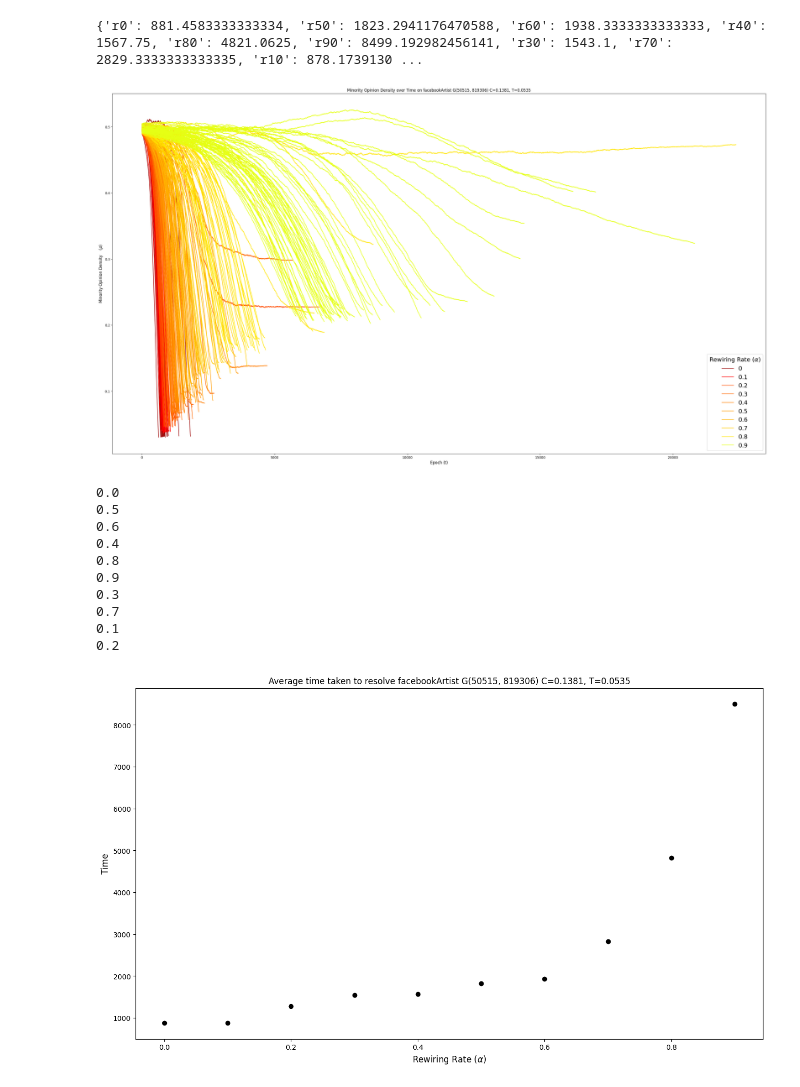
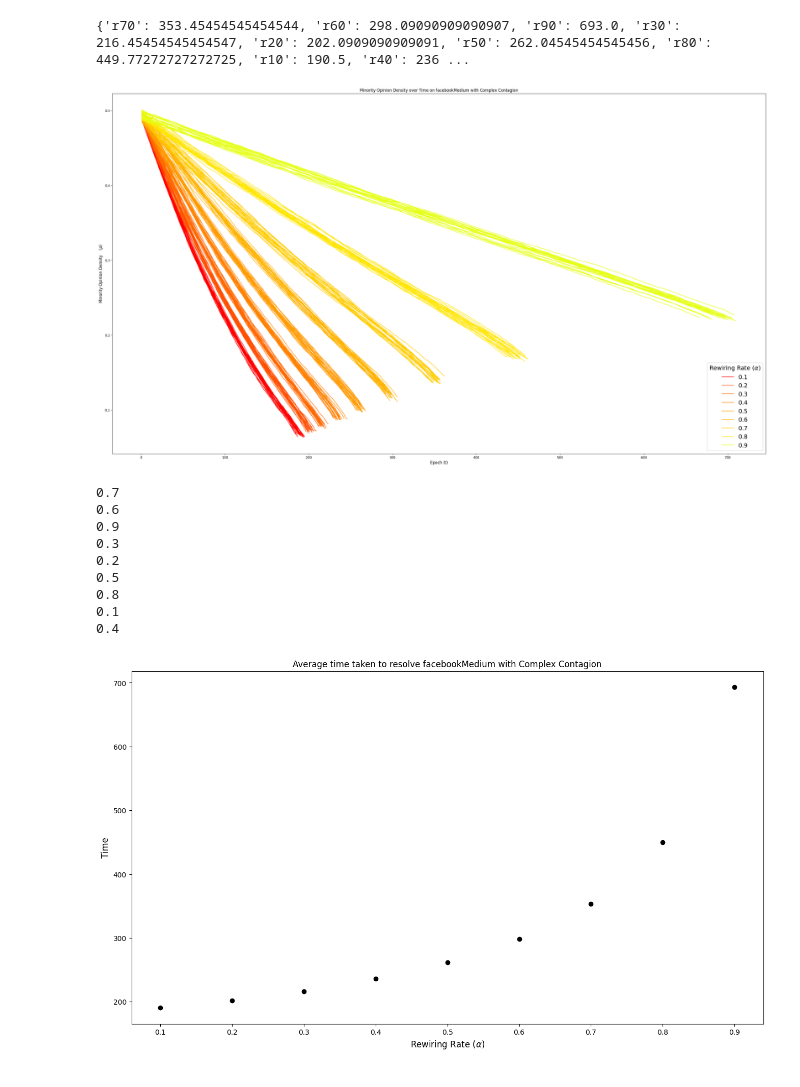
Before and after one commit to sagarswapRIT/Voter-Model, a Jupyter notebook: src/RealWorld/TimeVsOpinion.ipynb, the cells around one changed output. Drawn from its saved outputs; the diff is of its cells as text; code cells hidden in the pictures.

```diff
--- a/src/RealWorld/TimeVsOpinion.ipynb
+++ b/src/RealWorld/TimeVsOpinion.ipynb
@@ -3,7 +3,7 @@ import matplotlib.pyplot as plt
 import pandas as pd
 import os
 # %%
-folder_path = "../../data/output/RealWorld/facebookArtist/"
+folder_path = "../../data/output/RealWorld/facebookMedium/ComplexContagion/half/"
 files=os.listdir(folder_path)
 
 data={}
@@ -16,7 +16,7 @@ for file in files:
         file=file.split('_')
         r=file[1]
 
-        if r in['r100']:
+        if r in['r100', 'r0']:
             continue
 
         content=content.drop(['DiscEdge', 'Pop'], axis=1)
@@ -41,21 +41,18 @@ for k, v in data2.items():
 print(average)
 #print(data)
 # %% [output]
-{'r0': 881.4583333333334, 'r50': 1823.2941176470588, 'r60': 1938.3333333333333, 'r40': 1567.75, 'r80': 4821.0625, 'r90': 8499.192982456141, 'r30': 1543.1, 'r70': 2829.3333333333335, 'r10': 878.1739130 ...
+{'r70': 353.45454545454544, 'r60': 298.09090909090907, 'r90': 693.0, 'r30': 216.45454545454547, 'r20': 202.0909090909091, 'r50': 262.04545454545456, 'r80': 449.77272727272725, 'r10': 190.5, 'r40': 236 ...
 # %%
 fig=plt.figure(figsize=(36,20))
 ax=fig.add_subplot(111)
 colr=11
 
-rs=['r0', 'r10', 'r20', 'r30', 'r40', 'r50', 'r60', 'r70', 'r80', 'r90']
-numberOfOutputs={"r0":0, "r10": 0, "r20": 0, "r30":0, "r40":0, "r50":0, "r60":0, "r70":0, "r80":0, "r90":0}
+rs=[ 'r10', 'r20', 'r30', 'r40', 'r50', 'r60', 'r70', 'r80', 'r90']
+numberOfOutputs={ "r10": 0, "r20": 0, "r30":0, "r40":0, "r50":0, "r60":0, "r70":0, "r80":0, "r90":0}
 
 for k in rs:
     v=data[k]
-    if k=='r0':
-        colr=(155 / 255, 0 / 255, 0 / 255)
-        label='0'
-    elif k=='r10':
+    if k=='r10':
         colr=(255 / 255, 0 / 255, 0 / 255)
         label='0.1'
     elif k=='r20':
@@ -69,33 +66,33 @@ for k in rs:
         label='0.4'
     elif k=='r50':
         colr=(255 / 255, 155 / 255, 0 / 255)
         label='0.5'
     elif k=='r60':
         colr=(255 / 255, 180 / 255, 0/ 255)
         label='0.6'
     elif k=='r70':
         colr=(255 / 255, 205 / 255, 0 / 255)
         label='0.7'
     elif k=='r80':
         colr=(255 / 255, 230 / 255, 0 / 255)
         label='0.8'
     elif k=='r90':
         colr=(230 / 255, 255 / 255, 20/ 255)
         label='0.9'
 
     for serie in v:
         #print(serie)
         if numberOfOutputs[k]==0:
             ax.plot(serie['Epoch'].tolist(), serie['Frac'].tolist(), color=colr, label=label)
         else:
             ax.plot(serie['Epoch'].tolist(), serie['Frac'].tolist(), color=colr)
         numberOfOutputs[k]=numberOfOutputs.get(k)+1
 
-plt.title('Minority Opinion Density over Time on facebookArtist G(50515, 819306) C=0.1381, T=0.0535', fontsize='large')
+plt.title('Minority Opinion Density over Time on facebookMedium with Complex Contagion', fontsize='large')
 plt.xlabel("Epoch (t)", fontsize='large')
 plt.ylabel("Minority Opinion Density    ($\\rho$)", fontsize='large')
 plt.legend(loc='lower right', title="Rewiring Rate ($\\alpha$)", fontsize='18', title_fontsize='18')
 plt.show()
 # %% [output]
-[figure, old version]
+[figure, new version]
 # %%
@@ -107,20 +104,19 @@ for k, v in average.items():
     k=int(k[1:])/100
     print(k)
     ax.scatter(k, v, color='black')
-plt.title('Average time taken to resolve facebookArtist G(50515, 819306) C=0.1381, T=0.0535', fontsize='large')
+plt.title('Average time taken to resolve facebookMedium with Complex Contagion', fontsize='large')
 plt.xlabel("Rewiring Rate ($\\alpha$)", fontsize='large')
 plt.ylabel("Time", fontsize='large')
 plt.show()
 # %% [output]
-0.0
-0.5
+0.7
 0.6
-0.4
-0.8
 0.9
 0.3
-0.7
+0.2
+0.5
+0.8
 0.1
-0.2
+0.4
-[figure, old version]
+[figure, new version]
 # %%
```
Also changed, not shown: parts of 2 cells of this notebook, 10 other files.
